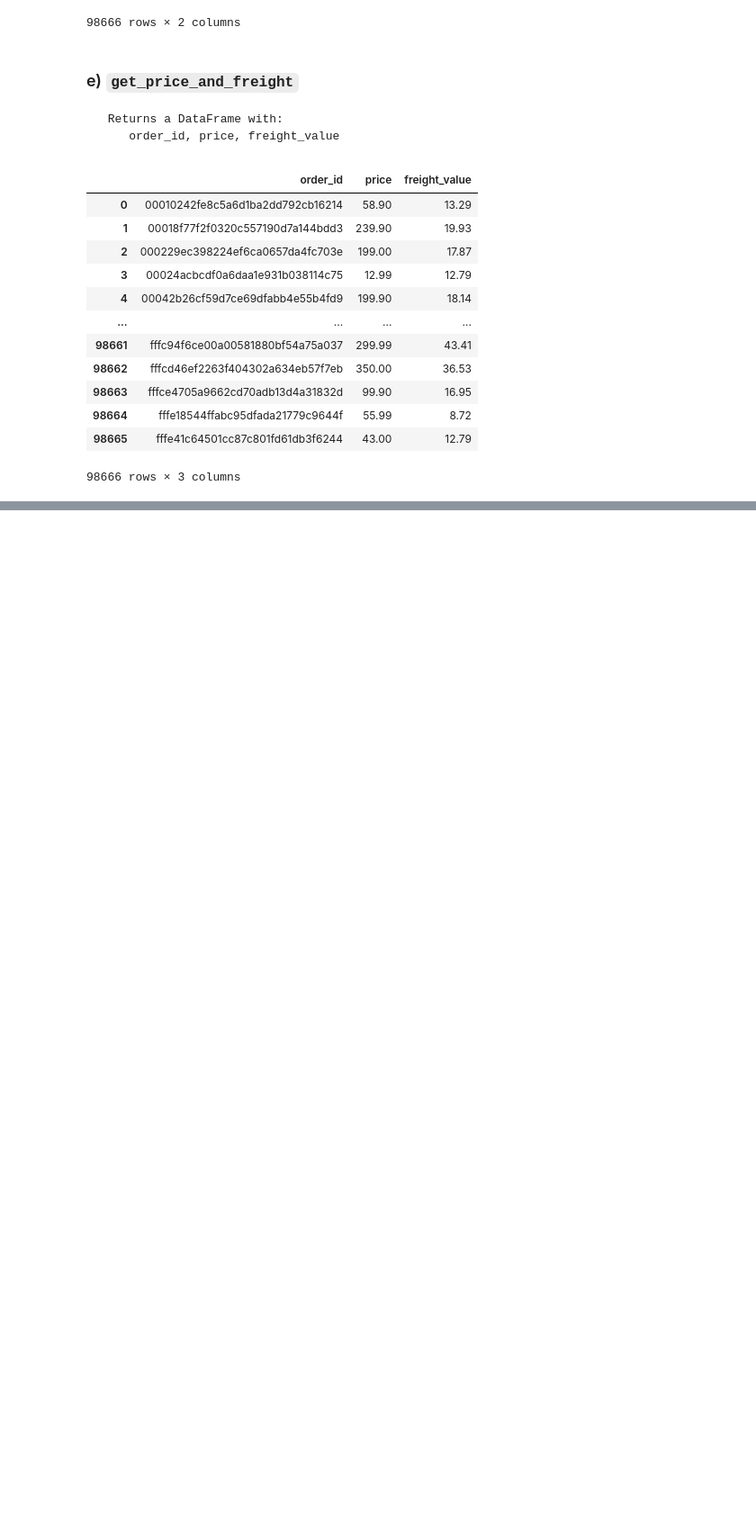
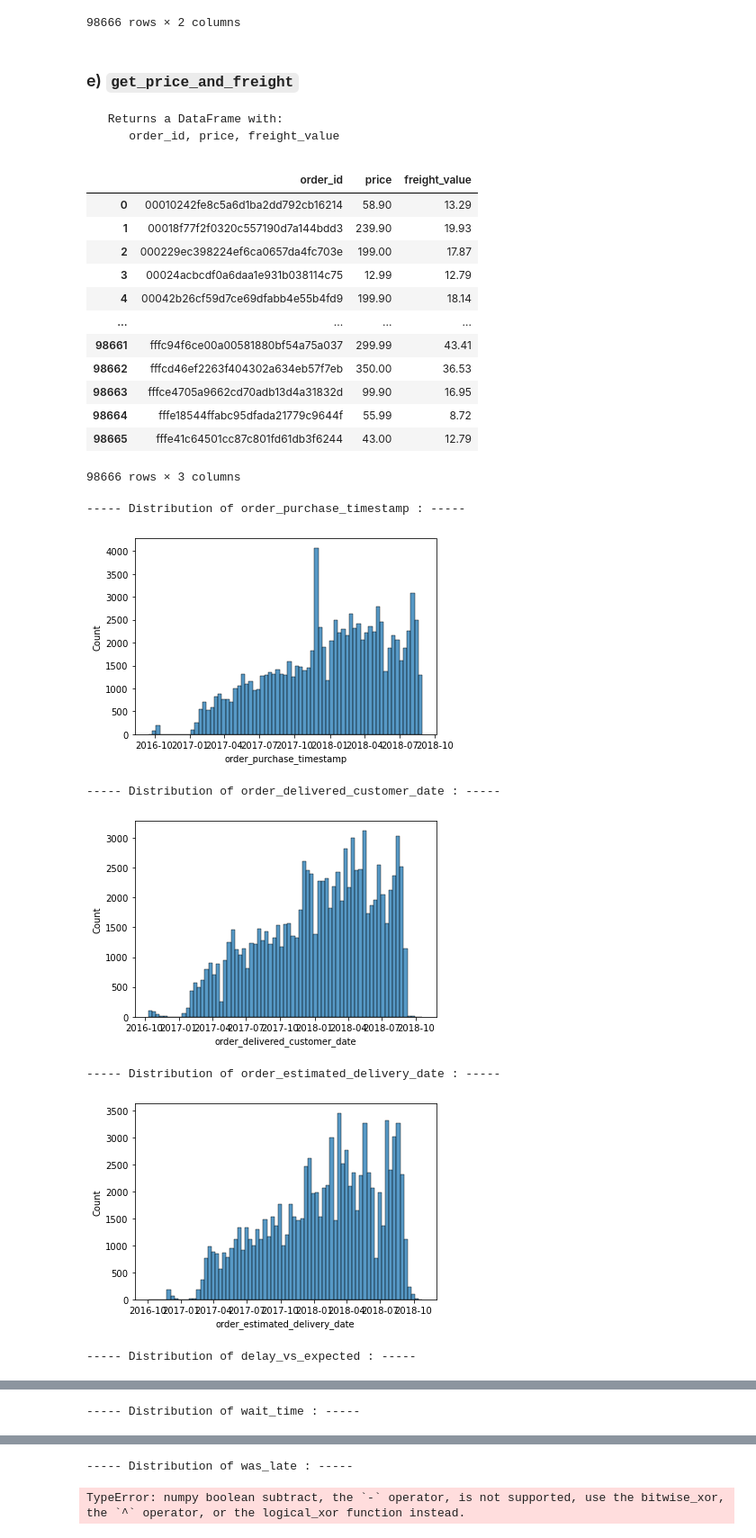
Before and after one commit to TshepoKubeka/O-list-Project, a Jupyter notebook: notebooks/Untitled.ipynb, the cells around one changed output, grey strips where cells are left out. Shown at 90% size. Drawn from its saved outputs; the diff is of its cells as text; code cells hidden in the pictures; blank space fills up the shorter version.

```diff
--- a/notebooks/Untitled.ipynb
+++ b/notebooks/Untitled.ipynb
@@ -963,0 +1114,14 @@ price_freight
+# %%
+# Plot distribution for the numerical features  available in the dataset
+for variable in orders.select_dtypes(exclude = ["object"]).columns:
+    print(f"----- Distribution of {variable} : -----")
+    sns.histplot(orders[variable])
+    plt.show()
+# %% [output]
+----- Distribution of order_purchase_timestamp : -----
+[figure, added]
+----- Distribution of order_delivered_customer_date : -----
+[figure, added]
+----- Distribution of order_estimated_delivery_date : -----
+[figure, added]
+----- Distribution of delay_vs_expected : -----
@@ -963,0 +1129 @@ price_freight
+----- Distribution of wait_time : -----
@@ -963,0 +1131,2 @@ price_freight
+----- Distribution of was_late : -----
+TypeError: numpy boolean subtract, the `-` operator, is not supported, use the bitwise_xor, the `^` operator, or the logical_xor function instead.
```
Also changed, not shown: parts of 4 cells of this notebook.
